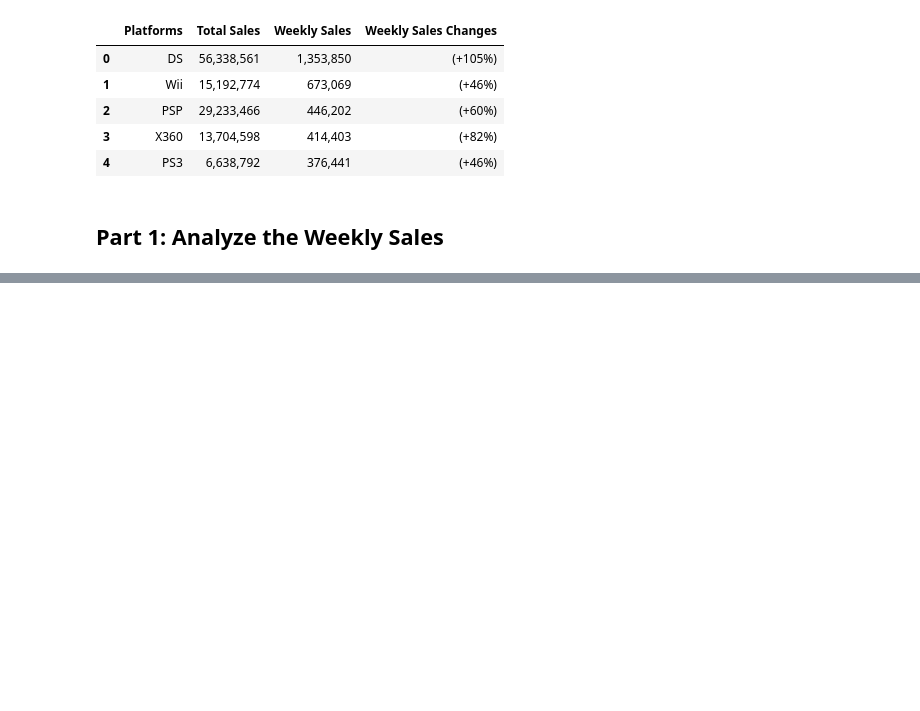
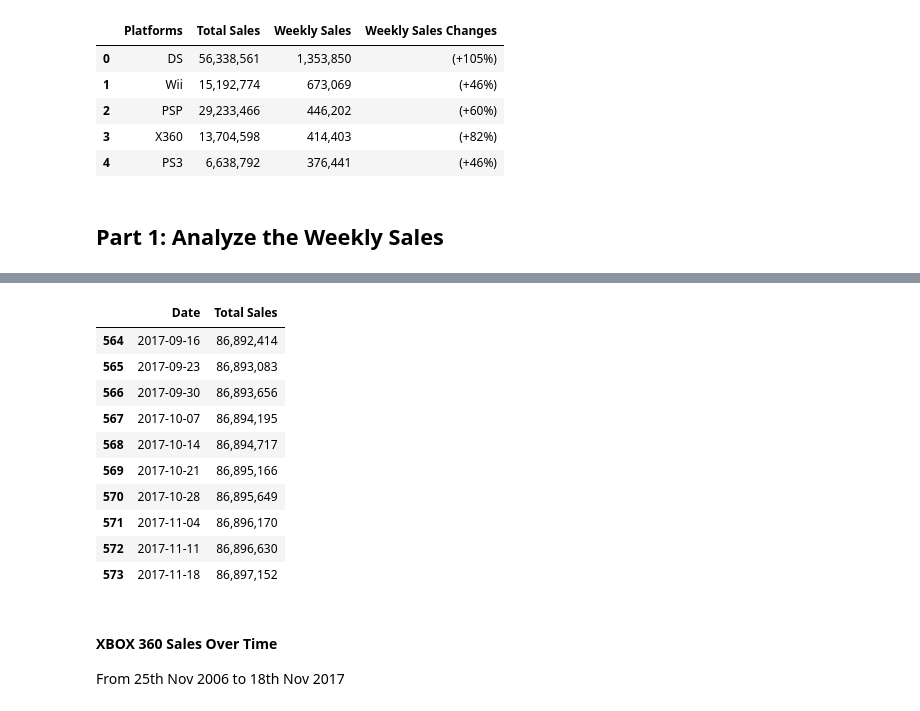
Before and after one commit to xuwenyihust/Game-Zone, a Jupyter notebook: console_wars.ipynb, the cells around one changed output, grey strips where cells are left out. Cells and saved outputs as stored; diff of their text form; code cells hidden in the pictures; blank space fills up the shorter version.

```diff
--- a/console_wars.ipynb
+++ b/console_wars.ipynb
@@ -319,0 +365,39 @@ get_weekly_hardware_sales(date)
+# %%
+start_date = datetime(2006, 11, 25)
+end_date = datetime(2017, 11, 18)
+
+date_p = start_date
+ps3_sales_date = []
+ps3_sales = []
+
+while date_p <= end_date:
+
+    weekly_hardware_sales = get_weekly_hardware_sales(date_p)
+    # Check if Wii is in sale
+    if 'PS3' in weekly_hardware_sales['Platforms'].values:
+        ps3_sales_date.append(date_p)
+        ps3_sales.append(weekly_hardware_sales[weekly_hardware_sales['Platforms']=='PS3']['Total Sales'].values[0])
+
+    date_p += timedelta(7)
+    time.sleep(0.1)
+# %%
+PS3_sales_df = pd.DataFrame({'Date': ps3_sales_date, \
+                             'Total Sales': ps3_sales \
+                                     })
+PS3_sales_df[-10:]
+# %% [output]
+|  | Date | Total Sales |
+| 564 | 2017-09-16 | 86,892,414 |
+| 565 | 2017-09-23 | 86,893,083 |
+| 566 | 2017-09-30 | 86,893,656 |
+| 567 | 2017-10-07 | 86,894,195 |
+| 568 | 2017-10-14 | 86,894,717 |
+| 569 | 2017-10-21 | 86,895,166 |
+| 570 | 2017-10-28 | 86,895,649 |
+| 571 | 2017-11-04 | 86,896,170 |
+| 572 | 2017-11-11 | 86,896,630 |
+| 573 | 2017-11-18 | 86,897,152 |
+# %% [markdown]
+#### XBOX 360 Sales Over Time
+
+From 25th Nov 2006 to 18th Nov 2017
```
Also changed, not shown: parts of 16 cells of this notebook.
